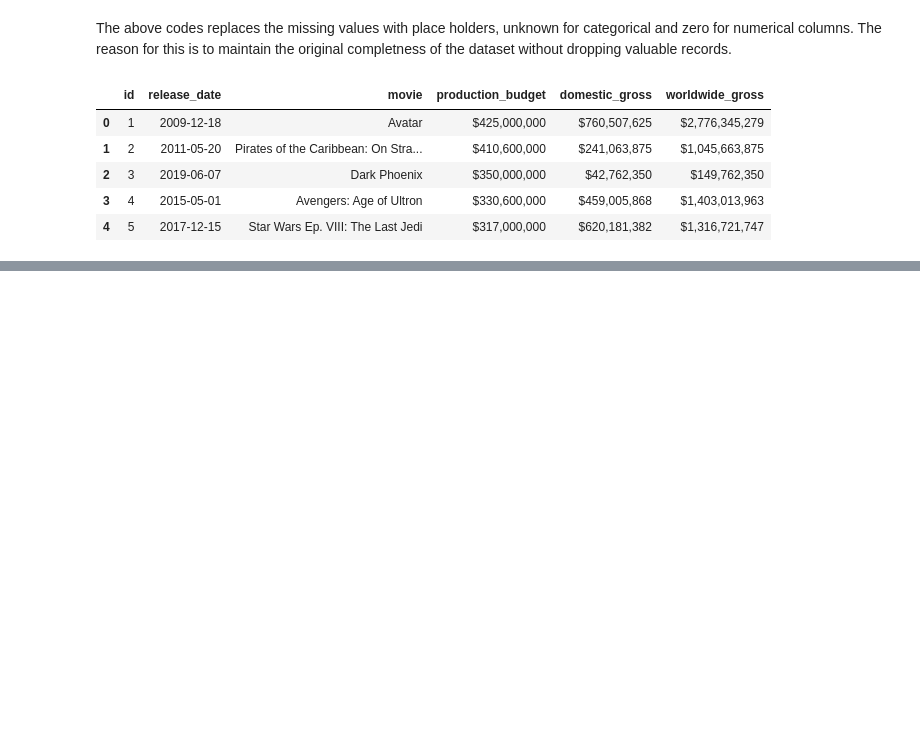
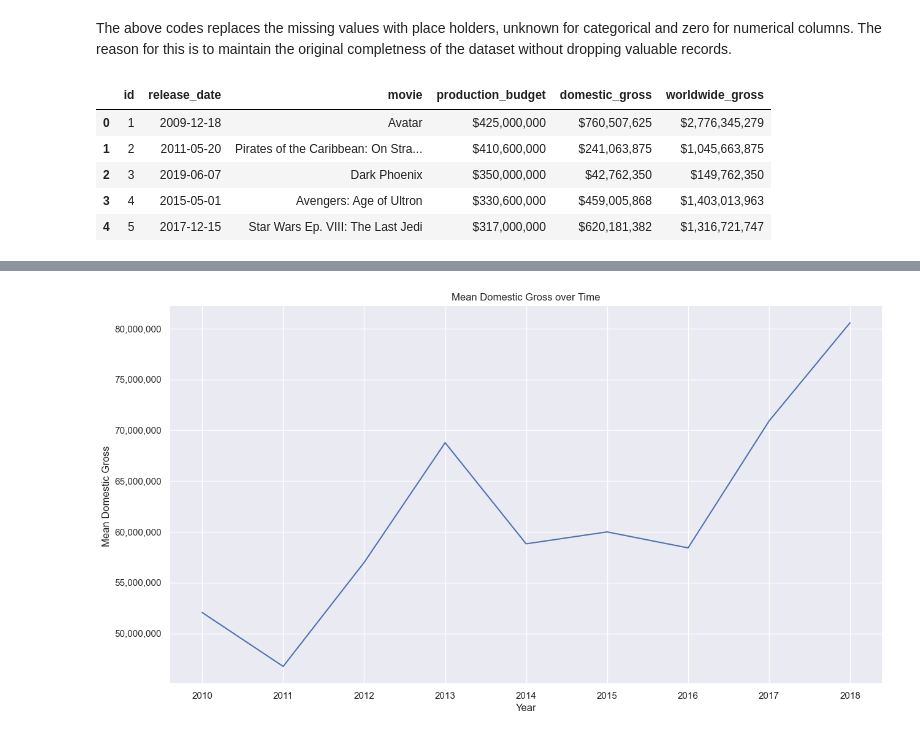
Before and after one commit to Patoh254code/movie_project, a Jupyter notebook: index.ipynb, the cells around one changed output, grey strips where cells are left out. Cells and saved outputs as stored; diff of their text form; code cells hidden in the pictures; blank space fills up the shorter version.

```diff
--- a/index.ipynb
+++ b/index.ipynb
@@ -328,0 +365,6 @@ memory usage: 143.5+ KB
+# %%
+# mean domestic gross over the years
+mean_domestic_gross= (merge_df.groupby("year")["domestic_gross"]
+                      .agg(["count","mean"])
+                      .sort_values("mean", ascending=False))
+mean_domestic_gross
@@ -328,0 +383,26 @@ memory usage: 143.5+ KB
+# %%
+# plot year vs mean domestic gross
+import matplotlib.ticker as ticker
+
+# set the style and size of the plot
+sns.set_style("darkgrid")
+sns.set_theme(rc={"figure.figsize":(15,8)})
+
+# Plot mean domestic gross over the years
+sns.lineplot(data= mean_domestic_gross,
+             x="year",
+             y="mean",
+             errorbar=None
+)
+# Format the y-axis to include commas and dollar signs
+plt.gca().yaxis.set_major_formatter(ticker.StrMethodFormatter("{x:,.0f}"))
+
+# Add titles and labels
+plt.title("Mean Domestic Gross over Time")
+plt.xlabel("Year")
+plt.ylabel("Mean Domestic Gross ")
+
+# Show the plot
+plt.show()
+# %% [output]
+[figure, added]
```
Also changed, not shown: parts of 16 cells of this notebook.
